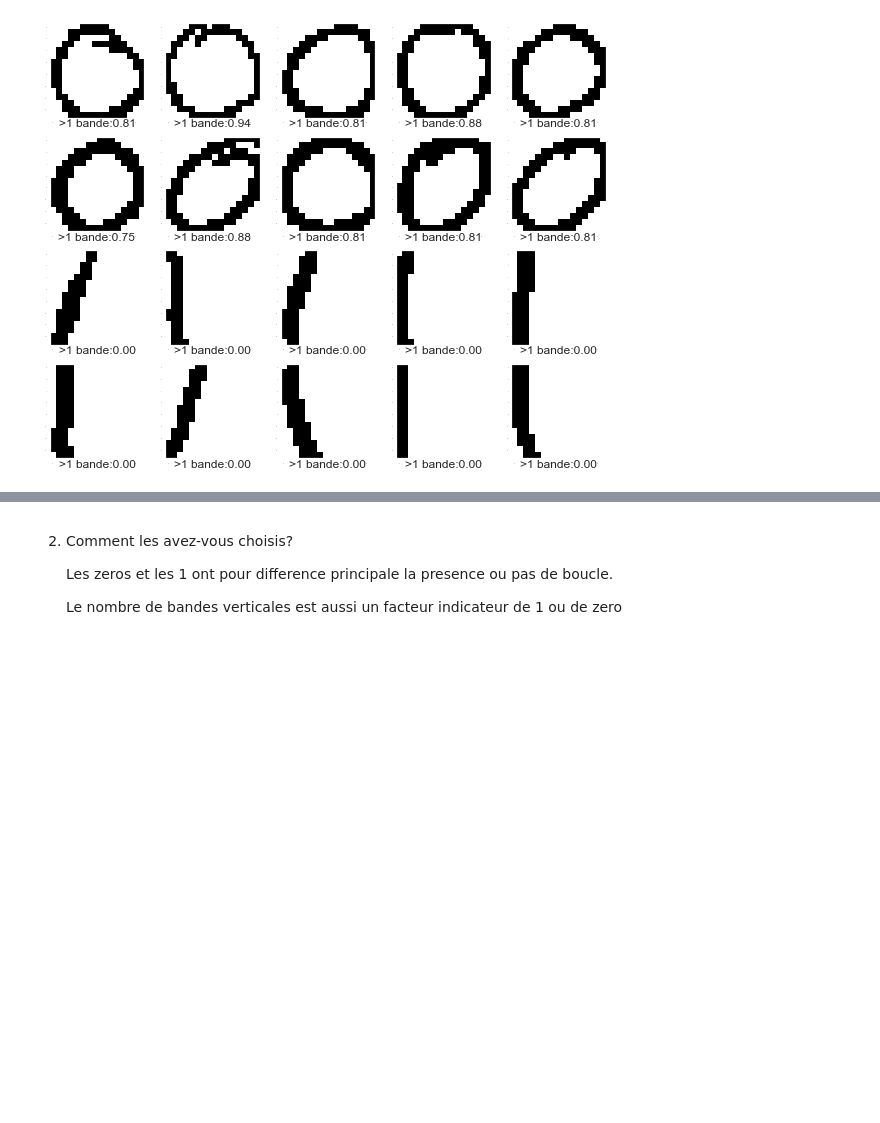
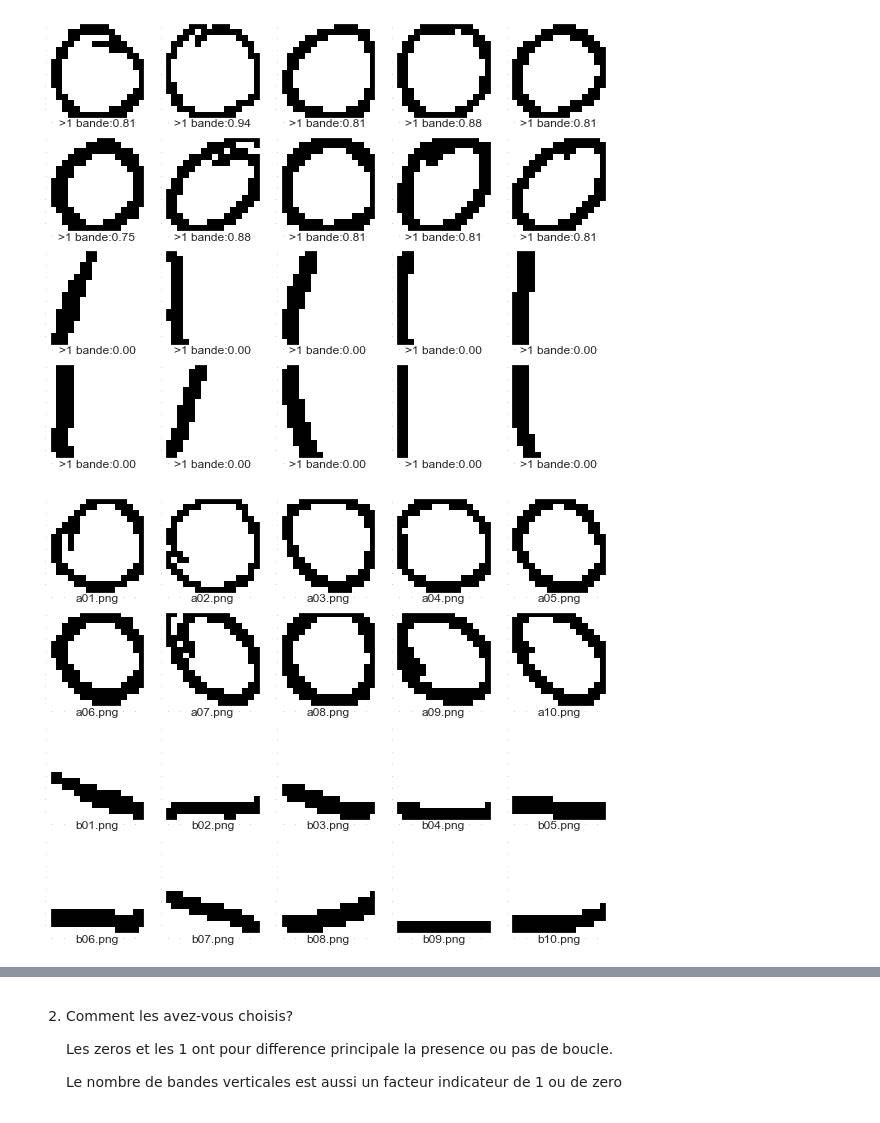
Before and after one commit to MK8BK/SDprojet_image_s2, a Jupyter notebook: 4_analyse_de_donnees.ipynb, the cells around one changed output, grey strips where cells are left out. Cells and saved outputs as stored; diff of their text form; code cells hidden in the pictures; blank space fills up the shorter version.

```diff
--- a/4_analyse_de_donnees.ipynb
+++ b/4_analyse_de_donnees.ipynb
@@ -218,0 +232,7 @@ image_grid(images,
+# %%
+images_rotations = [img.transpose(Image.ROTATE_90) for img in images]
+# %%
+image_grid(images_rotations,
+           titles=images.index)
+# %% [output]
+[figure, added]
```
Also changed, not shown: parts of 10 cells of this notebook, 2 other files.
